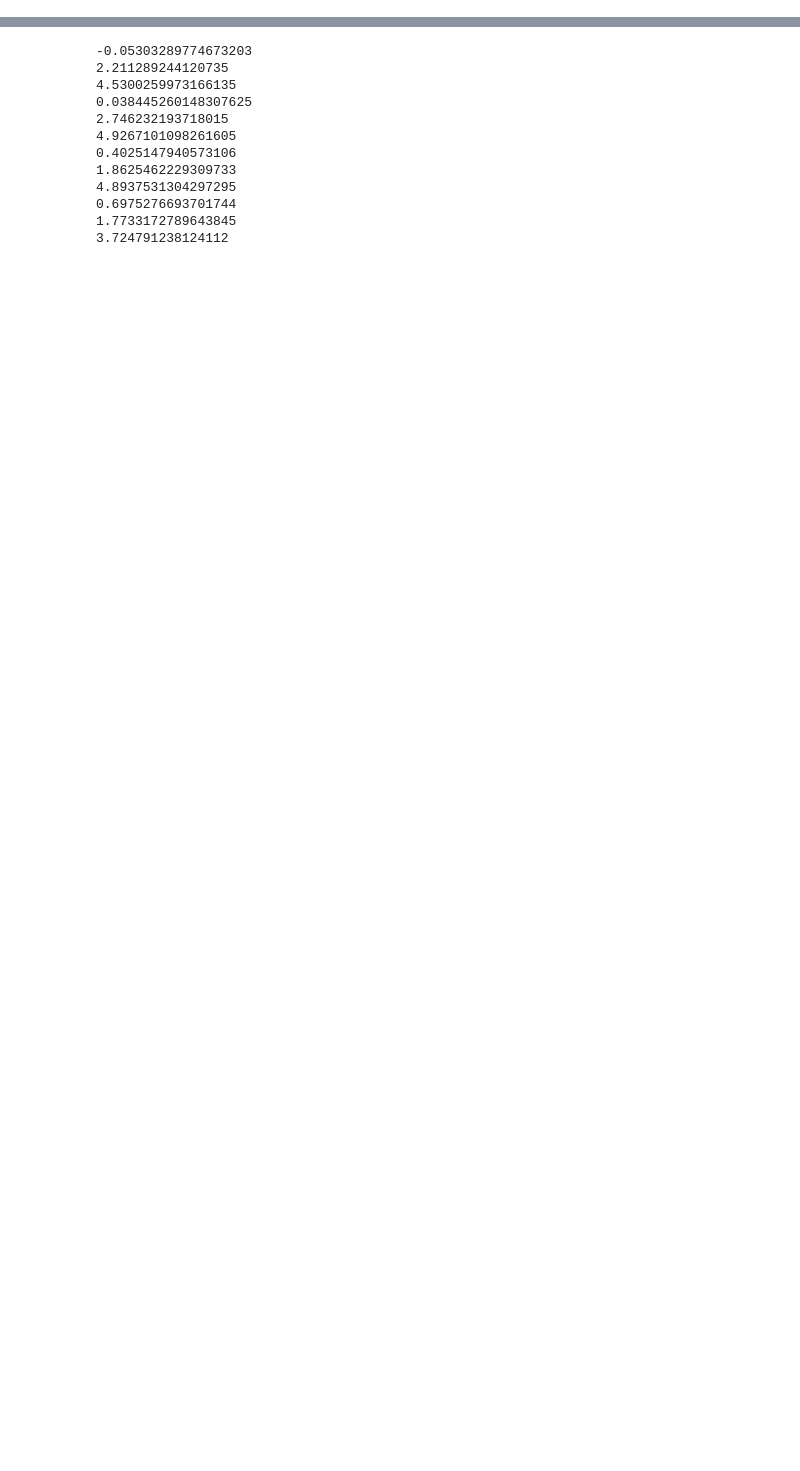
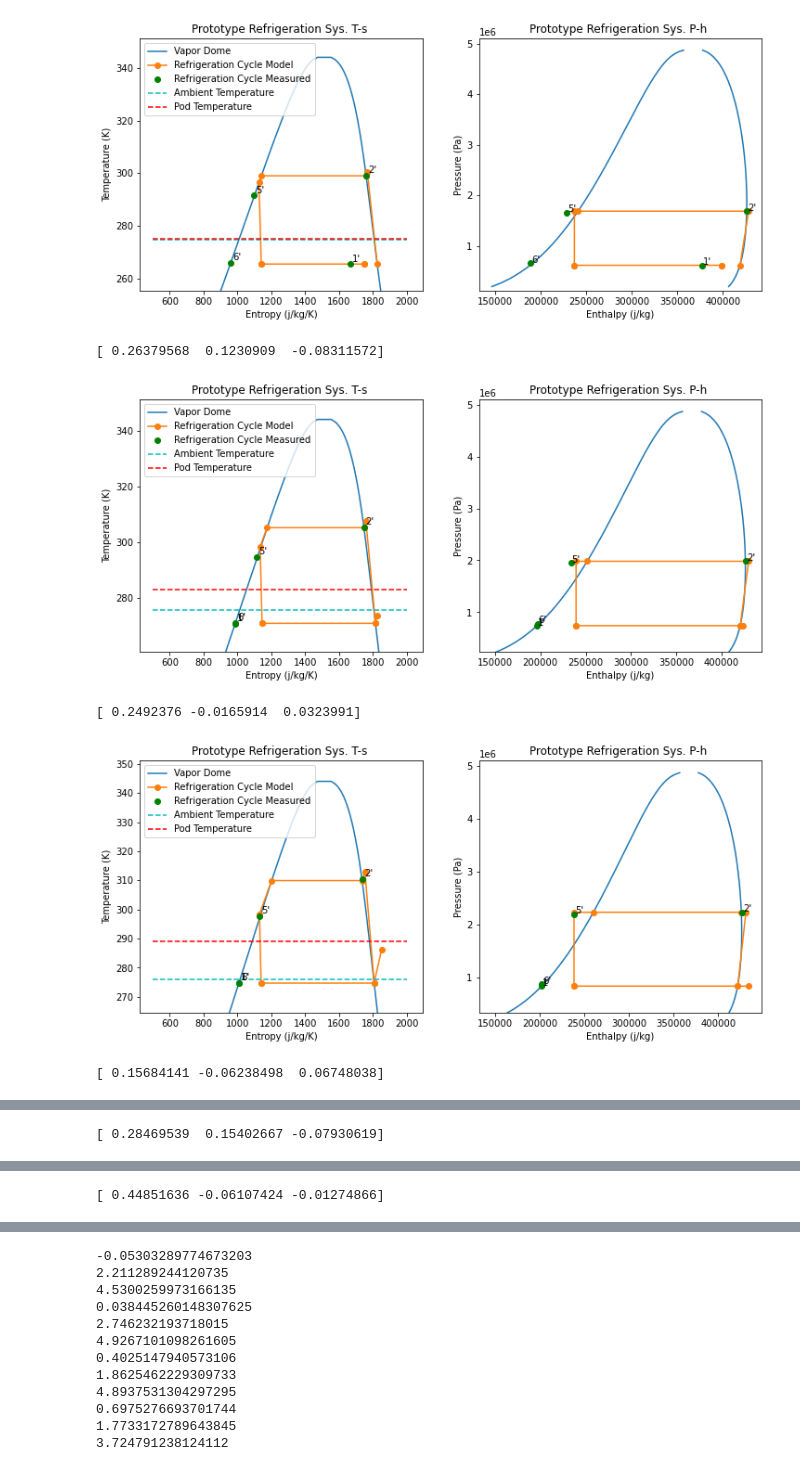
Before and after one commit to ChaseKlewicki/VCRC, a Jupyter notebook: Test.ipynb, the cells around one changed output, grey strips where cells are left out. Cells and saved outputs as stored; diff of their text form; code cells hidden in the pictures; blank space fills up the shorter version.

```diff
--- a/Test.ipynb
+++ b/Test.ipynb
@@ -1147,3 +1147,46 @@ for ind, file in enumerate(files):
 # experimentalData = pd.read_pickle(path + 'experimentalDataframe.pkl')
 
 experimentalData = experimentalData.reset_index()
+# %%
+from analysis_functions import *
+
+makeData = pd.DataFrame()
+
+for index, row in experimentalData.iterrows():
+
+#     if index == 0:
+
+    Inputs = np.array([
+                       row['Ambient T (K)'],
+                       row['Pod T (K)'],
+                       row['Total Heat Load (W)'],
+                      ])
+
+    Param = np.array([5300,
+                      2600, # Matches HT-900 CFM of 350 CFM and ~ 40: W measured with power meter 01/22 https://www.cnet.com/products/honeywell-ht-900-turboforce-air-circulator-fan/
+                      3300 # Matches 80 W measured with power meter 01/22
+                     ])
+
+    [P, T, h, s, abscissa, m_dot, Q_L, Q_H, W, W_fan_c, W_fan_e, COSP, Deficit] = make_cycle([row['P (Pa)'][1], row['P (Pa)'][0], 0.1],
+                                                                                             Inputs,
+                                                                                             Param)
+
+    makeData = makeData.append(pd.DataFrame({'P (Pa)': [P], 'T (K)': [T], 'h (j/kg)': [h], 's (j/kg K)': [s], 'abcissa': [abscissa],
+                                               'Mass Flux (kg/s)': [m_dot], 'Evaporator Heat Transfer (W)': Q_L, 'Condenser Heat Transfer (W)': Q_H, 'Compressor Work (W)': W,
+                                               'Condenser Fan Work': W_fan_c, 'Evapoator Fan Work': W_fan_e, 'COSP': COSP, 'Deficits': [Deficit]}))
+
+
+    thermodynamic_plots(experimentalData.iloc[index], makeData.iloc[-1], lgnd = ['Vapor Dome', 'Refrigeration Cycle Model',
+                        'Refrigeration Cycle Measured', 'Ambient Temperature',
+                       'Pod Temperature'], annotate = True)
+    print(Deficit)
+
+
+makeData = makeData.reset_index()
+# %% [output]
+[figure, added]
+[ 0.26379568  0.1230909  -0.08311572]
+[figure, added]
+[ 0.2492376 -0.0165914  0.0323991]
+[figure, added]
+[ 0.15684141 -0.06238498  0.06748038]
@@ -1149,0 +1194 @@ experimentalData = experimentalData.reset_index()
+[ 0.28469539  0.15402667 -0.07930619]
@@ -1149,0 +1196 @@ experimentalData = experimentalData.reset_index()
+[ 0.44851636 -0.06107424 -0.01274866]
```
Also changed, not shown: parts of 5 cells of this notebook, 2 other files.
